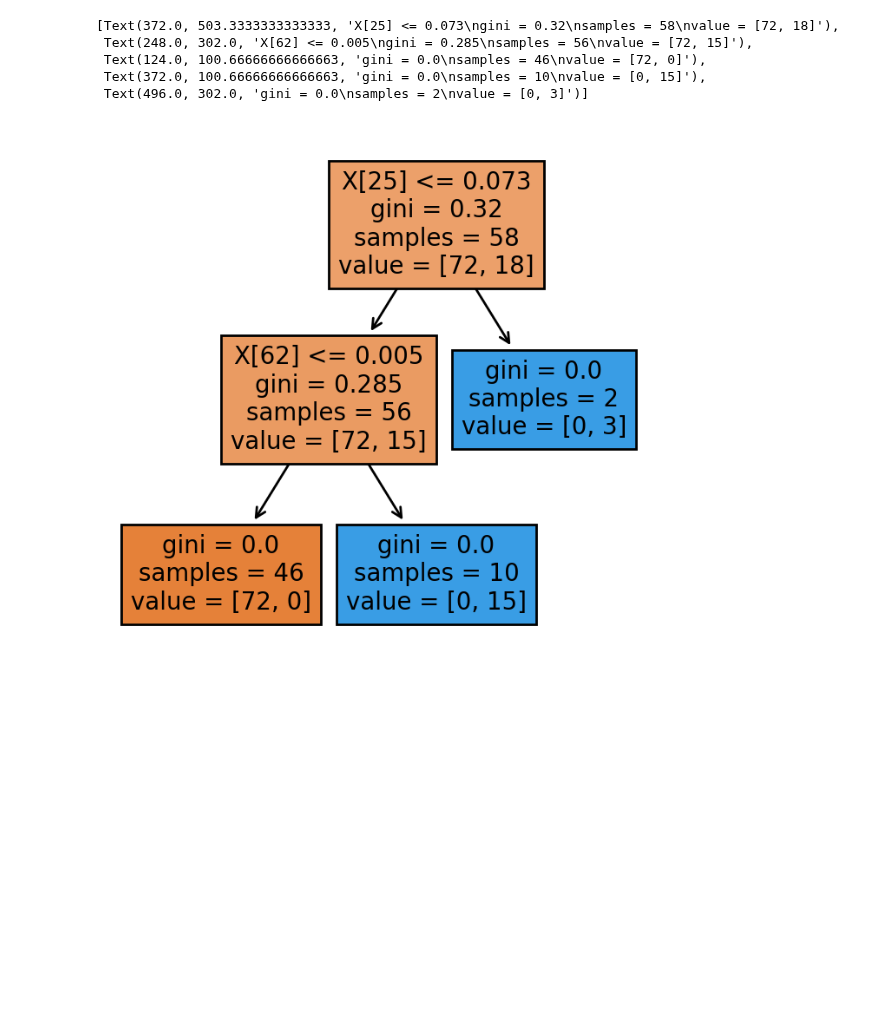
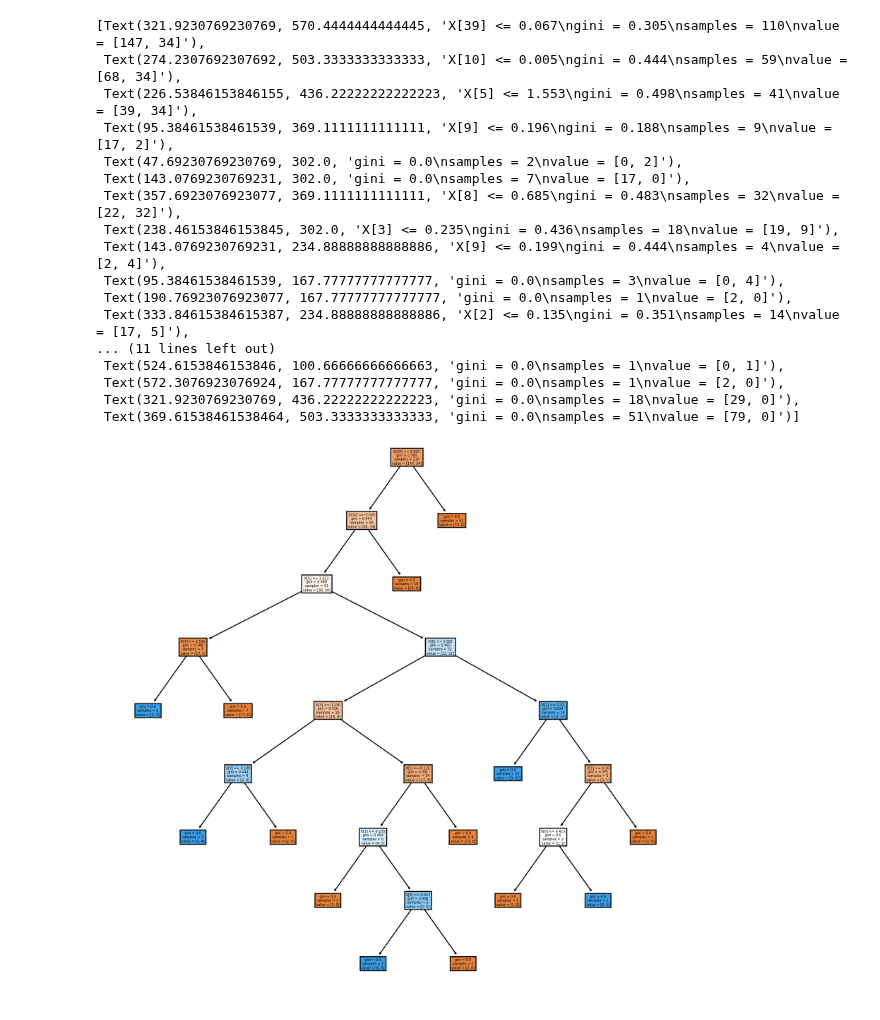
Before and after one commit to HengjunLuo/capstone-landis, a Jupyter notebook: dt.ipynb, the cells around one changed output. Cells and saved outputs as stored; diff of their text form; code cells hidden in the pictures; blank space fills up the shorter version.

Commit message:
reduced number of keyboard features and added labels to tree figure in dt. some heatmap graphics may be broken now as the array sizes have changed

```diff
--- a/dt.ipynb
+++ b/dt.ipynb
@@ -4,7 +4,8 @@ from log_parser import parse_mouse_log
 from keyboard_heatmap import KeyboardHeatmap
 
 # Segment length of each data sample
-seg_length = 200
+train_seg_length = 100
+test_seg_length = 100
 
 routing_file = open('.routing', 'r')
 Lines = routing_file.readlines()
@@ -27,22 +28,22 @@ Y_train = []
 Y_test = []
 
 for k in range(len(keyboard) - 1):
-    for i in range(int(keyboard[k].time.iloc[-1] / seg_length)):
+    for i in range(int(keyboard[k].time.iloc[-1] / train_seg_length)):
         # For each segment in each logfile
         # Create a heatmap for that segment
-        heatmap = KeyboardHeatmap(keyboard[k], i, seg_length)
-        heatmap = heatmap.to_binary_class_label("JONSPY")
+        heatmap = KeyboardHeatmap(keyboard[k], i, train_seg_length)
+        heatmap = heatmap.to_binary_class_label("ZIRSOL")
         # If the heatmap isn't blank
         if heatmap.class_label() != 'Null':
             X_train.append(heatmap.heatmap_data().ravel().tolist())
             Y_train.append(heatmap.class_label())
 
 for k in range(len(keyboard) - 1,len(keyboard)):
-    for i in range(int(keyboard[k].time.iloc[-1] / seg_length)):
+    for i in range(int(keyboard[k].time.iloc[-1] / test_seg_length)):
         # For each segment in each logfile
         # Create a heatmap for that segment
-        heatmap = KeyboardHeatmap(keyboard[k], i, seg_length)
-        heatmap = heatmap.to_binary_class_label("JONSPY")
+        heatmap = KeyboardHeatmap(keyboard[k], i, test_seg_length)
+        heatmap = heatmap.to_binary_class_label("ZIRSOL")
         # If the heatmap isn't blank
         if heatmap.class_label() != 'Null':
             X_test.append(heatmap.heatmap_data().ravel().tolist())
@@ -101,13 +100,25 @@ plt.show()
 # %%
 from sklearn import tree
 
 # Plot one tree in our forest for fun
 fig, axes = plt.subplots(nrows = 1,ncols = 1,figsize = (4,4), dpi=200)
-tree.plot_tree(rfc.estimators_[0], filled = True)
+tree.plot_tree(rfc.estimators_[0], feature_names = KeyboardHeatmap.heatmap_data_names(),filled = True)
 # %% [output]
-[Text(372.0, 503.3333333333333, 'X[25] <= 0.073\ngini = 0.32\nsamples = 58\nvalue = [72, 18]'),
- Text(248.0, 302.0, 'X[62] <= 0.005\ngini = 0.285\nsamples = 56\nvalue = [72, 15]'),
- Text(124.0, 100.66666666666663, 'gini = 0.0\nsamples = 46\nvalue = [72, 0]'),
- Text(372.0, 100.66666666666663, 'gini = 0.0\nsamples = 10\nvalue = [0, 15]'),
- Text(496.0, 302.0, 'gini = 0.0\nsamples = 2\nvalue = [0, 3]')]
+[Text(321.9230769230769, 570.4444444444445, 'X[39] <= 0.067\ngini = 0.305\nsamples = 110\nvalue = [147, 34]'),
+ Text(274.2307692307692, 503.3333333333333, 'X[10] <= 0.005\ngini = 0.444\nsamples = 59\nvalue = [68, 34]'),
+ Text(226.53846153846155, 436.22222222222223, 'X[5] <= 1.553\ngini = 0.498\nsamples = 41\nvalue = [39, 34]'),
+ Text(95.38461538461539, 369.1111111111111, 'X[9] <= 0.196\ngini = 0.188\nsamples = 9\nvalue = [17, 2]'),
+ Text(47.69230769230769, 302.0, 'gini = 0.0\nsamples = 2\nvalue = [0, 2]'),
+ Text(143.0769230769231, 302.0, 'gini = 0.0\nsamples = 7\nvalue = [17, 0]'),
+ Text(357.6923076923077, 369.1111111111111, 'X[8] <= 0.685\ngini = 0.483\nsamples = 32\nvalue = [22, 32]'),
+ Text(238.46153846153845, 302.0, 'X[3] <= 0.235\ngini = 0.436\nsamples = 18\nvalue = [19, 9]'),
+ Text(143.0769230769231, 234.88888888888886, 'X[9] <= 0.199\ngini = 0.444\nsamples = 4\nvalue = [2, 4]'),
+ Text(95.38461538461539, 167.77777777777777, 'gini = 0.0\nsamples = 3\nvalue = [0, 4]'),
+ Text(190.76923076923077, 167.77777777777777, 'gini = 0.0\nsamples = 1\nvalue = [2, 0]'),
+ Text(333.84615384615387, 234.88888888888886, 'X[2] <= 0.135\ngini = 0.351\nsamples = 14\nvalue = [17, 5]'),
+... (11 lines left out)
+ Text(524.6153846153846, 100.66666666666663, 'gini = 0.0\nsamples = 1\nvalue = [0, 1]'),
+ Text(572.3076923076924, 167.77777777777777, 'gini = 0.0\nsamples = 1\nvalue = [2, 0]'),
+ Text(321.9230769230769, 436.22222222222223, 'gini = 0.0\nsamples = 18\nvalue = [29, 0]'),
+ Text(369.61538461538464, 503.3333333333333, 'gini = 0.0\nsamples = 51\nvalue = [79, 0]')]
-[figure, old version]
+[figure, new version]
```
Also changed, not shown: parts of 3 cells of this notebook, 2 other files.
